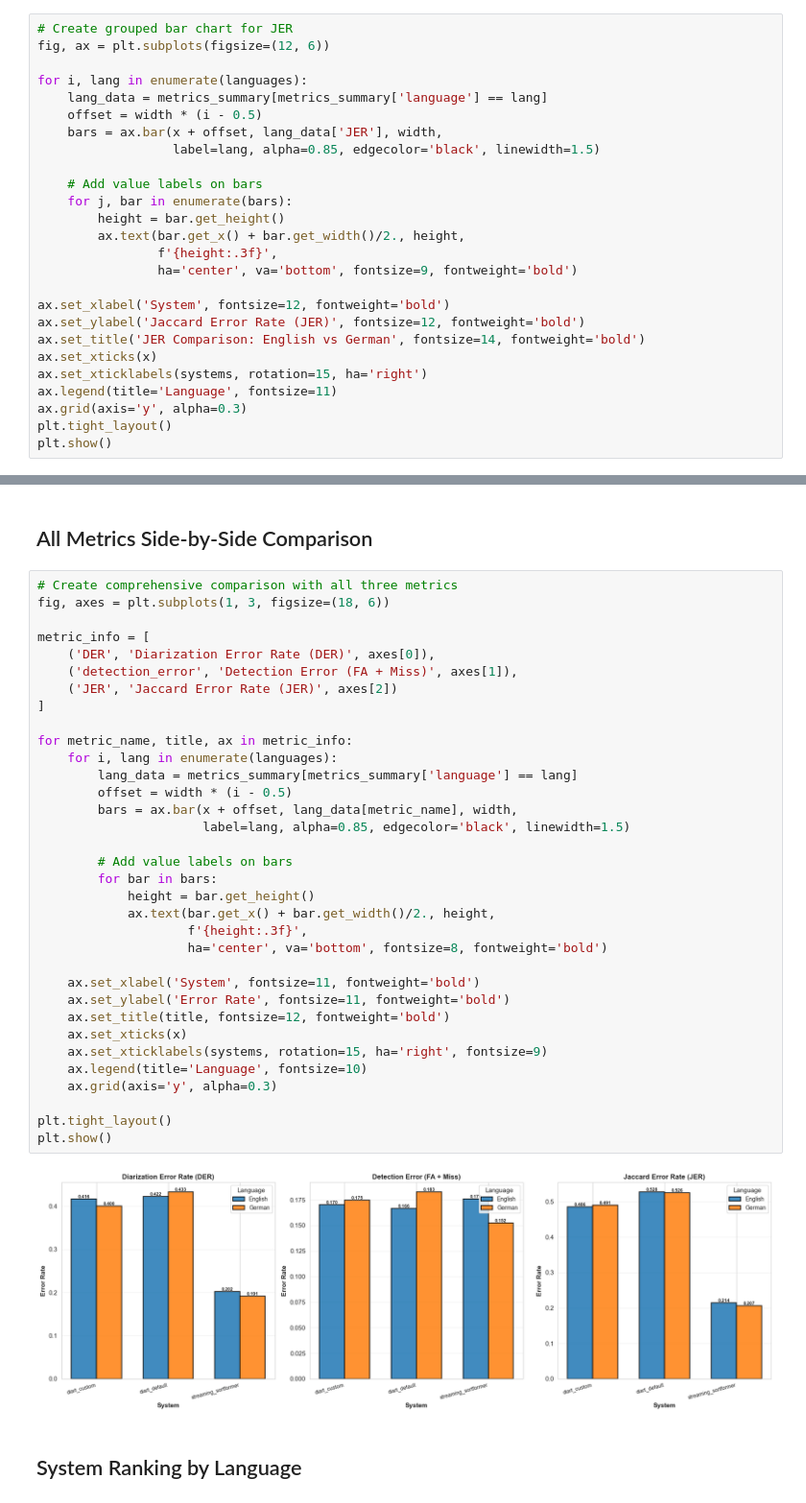
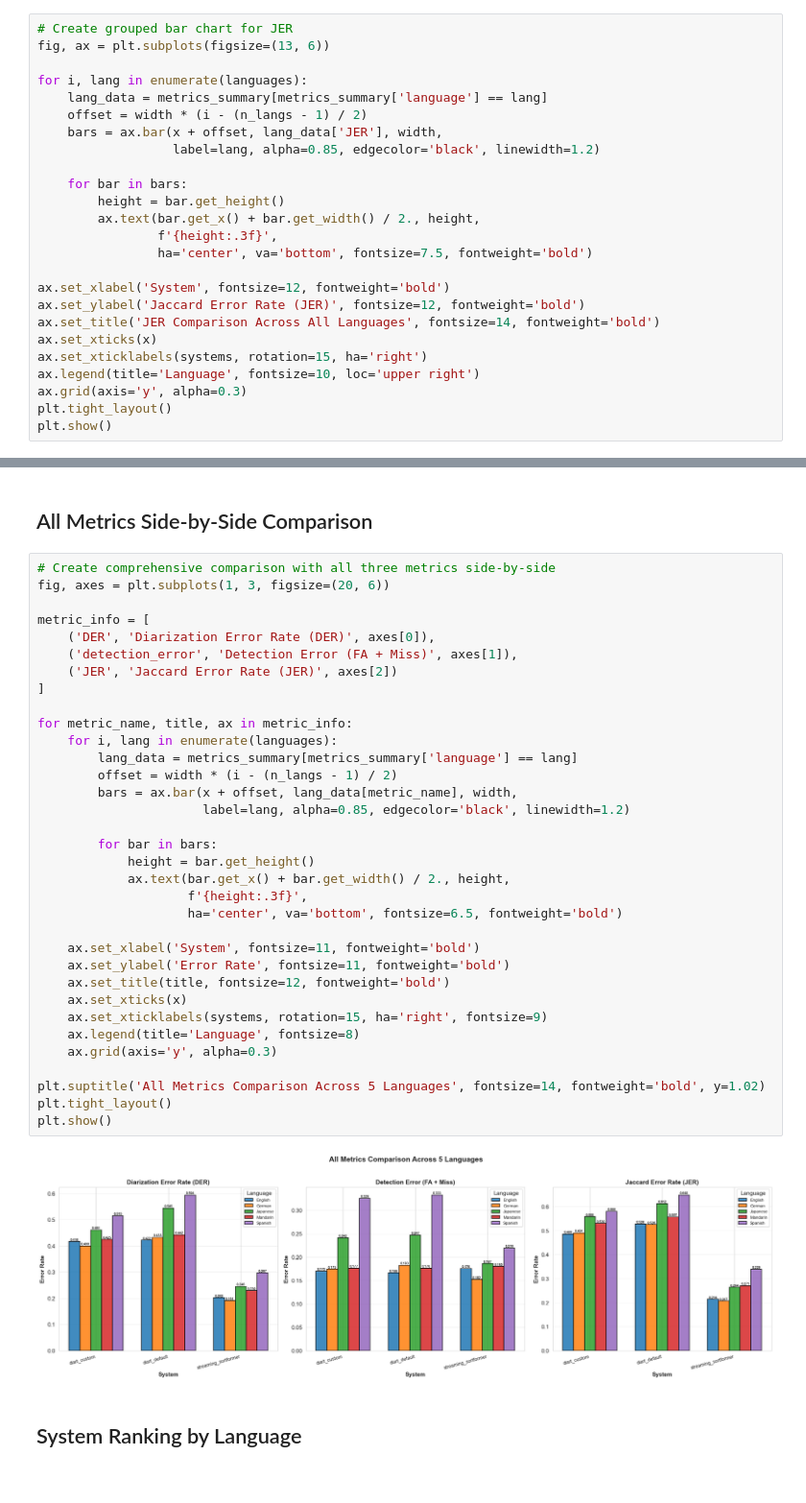
Before and after one commit to manuelbeluck/streaming-diarization-eval, a Jupyter notebook: analysis/cross_language_comparison.ipynb, the cells around one changed output, grey strips where cells are left out. Shown at 96% size. Drawn from its saved outputs; the diff is of its cells as text.

```diff
--- a/analysis/cross_language_comparison.ipynb
+++ b/analysis/cross_language_comparison.ipynb
@@ -189,27 +221,26 @@ plt.show()
 ## Visualization: JER Comparison
 # %%
 # Create grouped bar chart for JER
-fig, ax = plt.subplots(figsize=(12, 6))
+fig, ax = plt.subplots(figsize=(13, 6))
 
 for i, lang in enumerate(languages):
     lang_data = metrics_summary[metrics_summary['language'] == lang]
-    offset = width * (i - 0.5)
+    offset = width * (i - (n_langs - 1) / 2)
     bars = ax.bar(x + offset, lang_data['JER'], width,
-                  label=lang, alpha=0.85, edgecolor='black', linewidth=1.5)
+                  label=lang, alpha=0.85, edgecolor='black', linewidth=1.2)
 
-    # Add value labels on bars
-    for j, bar in enumerate(bars):
+    for bar in bars:
         height = bar.get_height()
-        ax.text(bar.get_x() + bar.get_width()/2., height,
+        ax.text(bar.get_x() + bar.get_width() / 2., height,
                 f'{height:.3f}',
-                ha='center', va='bottom', fontsize=9, fontweight='bold')
+                ha='center', va='bottom', fontsize=7.5, fontweight='bold')
 
 ax.set_xlabel('System', fontsize=12, fontweight='bold')
 ax.set_ylabel('Jaccard Error Rate (JER)', fontsize=12, fontweight='bold')
-ax.set_title('JER Comparison: English vs German', fontsize=14, fontweight='bold')
+ax.set_title('JER Comparison Across All Languages', fontsize=14, fontweight='bold')
 ax.set_xticks(x)
 ax.set_xticklabels(systems, rotation=15, ha='right')
-ax.legend(title='Language', fontsize=11)
+ax.legend(title='Language', fontsize=10, loc='upper right')
 ax.grid(axis='y', alpha=0.3)
 plt.tight_layout()
 plt.show()
@@ -218,41 +249,41 @@ plt.show()
 # %% [markdown]
 ## All Metrics Side-by-Side Comparison
 # %%
-# Create comprehensive comparison with all three metrics
-fig, axes = plt.subplots(1, 3, figsize=(18, 6))
+# Create comprehensive comparison with all three metrics side-by-side
+fig, axes = plt.subplots(1, 3, figsize=(20, 6))
 
 metric_info = [
     ('DER', 'Diarization Error Rate (DER)', axes[0]),
     ('detection_error', 'Detection Error (FA + Miss)', axes[1]),
     ('JER', 'Jaccard Error Rate (JER)', axes[2])
 ]
 
 for metric_name, title, ax in metric_info:
     for i, lang in enumerate(languages):
         lang_data = metrics_summary[metrics_summary['language'] == lang]
-        offset = width * (i - 0.5)
+        offset = width * (i - (n_langs - 1) / 2)
         bars = ax.bar(x + offset, lang_data[metric_name], width,
-                      label=lang, alpha=0.85, edgecolor='black', linewidth=1.5)
+                      label=lang, alpha=0.85, edgecolor='black', linewidth=1.2)
 
-        # Add value labels on bars
         for bar in bars:
             height = bar.get_height()
-            ax.text(bar.get_x() + bar.get_width()/2., height,
+            ax.text(bar.get_x() + bar.get_width() / 2., height,
                     f'{height:.3f}',
-                    ha='center', va='bottom', fontsize=8, fontweight='bold')
+                    ha='center', va='bottom', fontsize=6.5, fontweight='bold')
 
     ax.set_xlabel('System', fontsize=11, fontweight='bold')
     ax.set_ylabel('Error Rate', fontsize=11, fontweight='bold')
     ax.set_title(title, fontsize=12, fontweight='bold')
     ax.set_xticks(x)
     ax.set_xticklabels(systems, rotation=15, ha='right', fontsize=9)
-    ax.legend(title='Language', fontsize=10)
+    ax.legend(title='Language', fontsize=8)
     ax.grid(axis='y', alpha=0.3)
 
+plt.suptitle('All Metrics Comparison Across 5 Languages', fontsize=14, fontweight='bold', y=1.02)
 plt.tight_layout()
 plt.show()
 # %% [output]
-[figure, old version]
+[figure, new version]
 # %% [markdown]
 ## System Ranking by Language
 # %%
```
Also changed, not shown: parts of 17 cells of this notebook, 14 other files.
